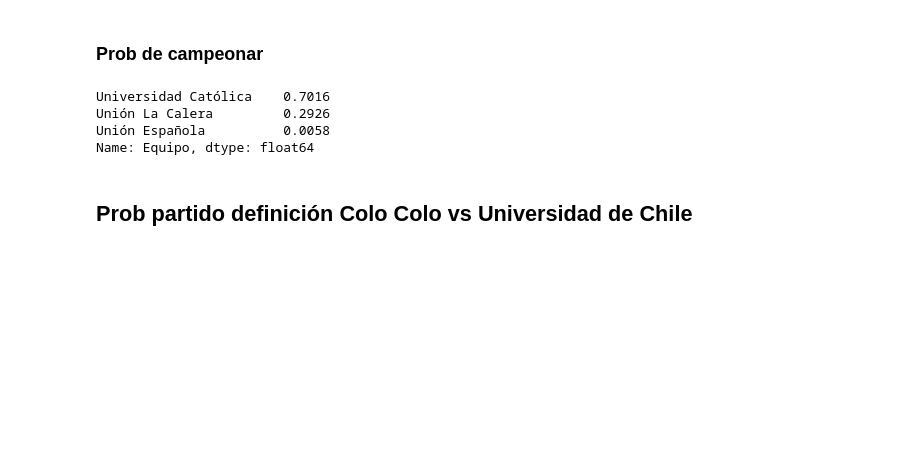
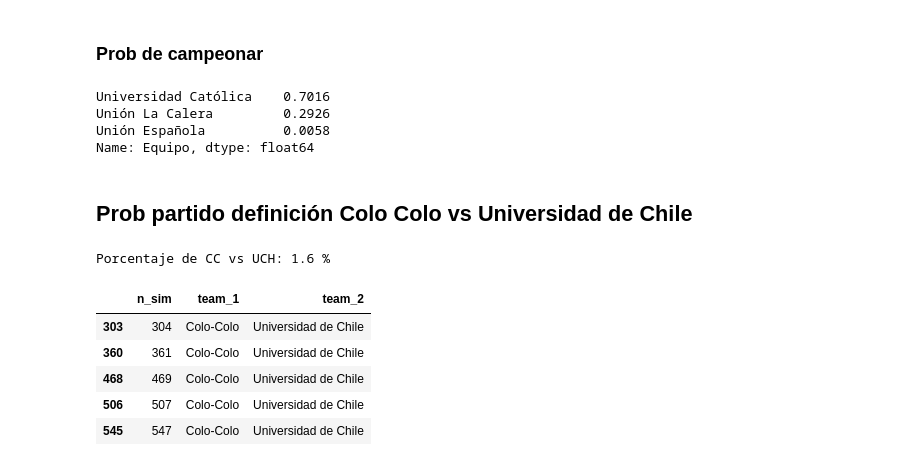
Before and after one commit to pablogalazcares/football-DS-projects, a Jupyter notebook: Poisson Chile 2020.ipynb, the cells around one changed output. Saved outputs shown, nothing was run; the diff lists cells and outputs as text; code cells hidden in the pictures; blank space fills up the shorter version.

```diff
--- a/Poisson Chile 2020.ipynb
+++ b/Poisson Chile 2020.ipynb
@@ -227,6 +231,7 @@ def cases_distribution(df_posicion, N_sim):
     l3a, l3b, l3c, l3d, l3e, l3f = 0, 0, 0, 0, 0, 0
 
     matches_cd3 = []
+    relegation_matches = []
 
     for n_sim in tqdm(df_last.n_sim.unique()):
         df_sim = df_last[(df_last.n_sim == n_sim)]
@@ -241,23 +246,34 @@ def cases_distribution(df_posicion, N_sim):
 
         if A == X:
             l1a += 1
-            if B == Y: l2a += 1
+            if B == Y:
+                l2a += 1
+                relegation_matches.append([n_sim, C, Z])
             elif B != Y:
                 l2b += 1
                 if B == Z: l3a +=1
-                elif B != Z: l3b += 1
+                elif B != Z:
+                    l3b += 1
+                    relegation_matches.append([n_sim, B, Z])
         elif A != X:
             l1b += 1
             if A == Y:
                 l2c += 1
-                if B == X: l3c += 1
-                elif B != X: l3d += 1
+                if B == X:
+                    l3c += 1
+                    relegation_matches.append([n_sim, C, Z])
+                elif B != X:
+                    l3d += 1
+                    relegation_matches.append([n_sim, B, Z])
             elif A != Y:
                 l2d += 1
                 if B == X:
                     l3e += 1
                     matches_cd3.append([n_sim, Y, C, A, X, B])
-                elif B != X: l3f += 1
+                    relegation_matches.append([n_sim, Y, Z])
+                elif B != X:
+                    l3f += 1
+                    relegation_matches.append([n_sim, B, Y])
 
     print("A = X", l1a/N_sim)
     print("A != X", l1b/N_sim)
@@ -274,7 +290,8 @@ def cases_distribution(df_posicion, N_sim):
     print("A != X & A != Y & B = X", l3e/N_sim)
     print("A != X & A != Y & B != X", l3f/N_sim)
     df_cd3 = pd.DataFrame(matches_cd3, columns = ["n_sim","PenPon","AntAbs","Des1","Des2","PenAbs"])
-    return df_cd3
+    df_rel_matches = pd.DataFrame(relegation_matches, columns = ["n_sim","team_1","team_2"])
+    return (df_cd3, df_rel_matches)
 # %% [markdown]
 ## Lectura de datos
 # %%
@@ -465,7 +482,7 @@ summary_reasons
 # %% [markdown]
 ## Análisis del descenso: casos difusos
 # %%
-df_cd3 = cases_distribution(df_posicion, N_sim)
+df_cd3, df_rel_matches = cases_distribution(df_posicion, N_sim)
 df_cd3.head()
 # %% [output]
 A = X 0.0902
@@ -529,0 +545,13 @@ Name: Equipo, dtype: float64
+# %%
+df_cc_uch = df_rel_matches[(df_rel_matches.team_1.isin(["Colo-Colo","Universidad de Chile"]))&
+               (df_rel_matches.team_2.isin(["Colo-Colo","Universidad de Chile"]))]
+print("Porcentaje de CC vs UCH:", 100*df_cc_uch.shape[0]/N_sim, "%")
+df_cc_uch.head()
+# %% [output]
+Porcentaje de CC vs UCH: 1.6 %
+|  | n_sim | team_1 | team_2 |
+| 303 | 304 | Colo-Colo | Universidad de Chile |
+| 360 | 361 | Colo-Colo | Universidad de Chile |
+| 468 | 469 | Colo-Colo | Universidad de Chile |
+| 506 | 507 | Colo-Colo | Universidad de Chile |
+| 545 | 547 | Colo-Colo | Universidad de Chile |
```
Also changed, not shown: parts of 6 cells of this notebook.
